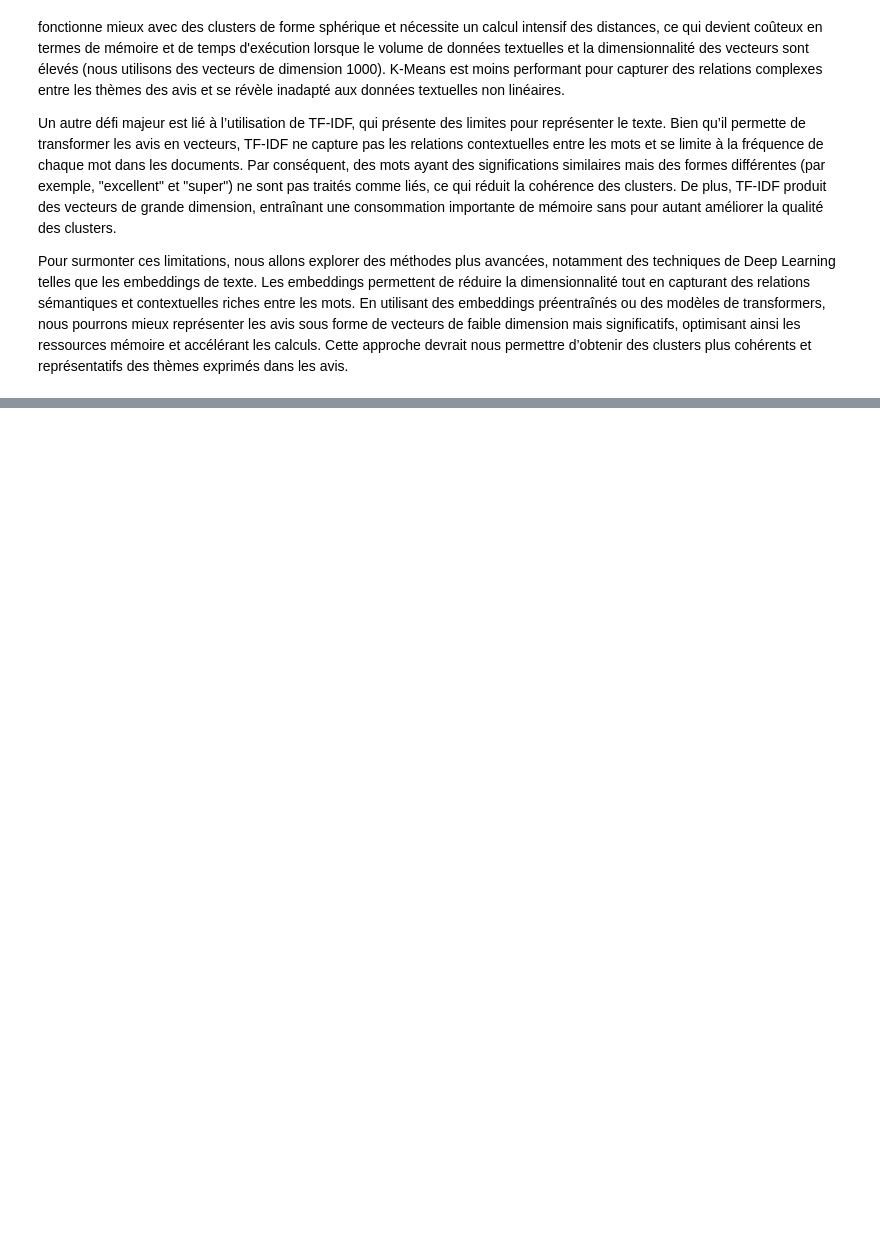
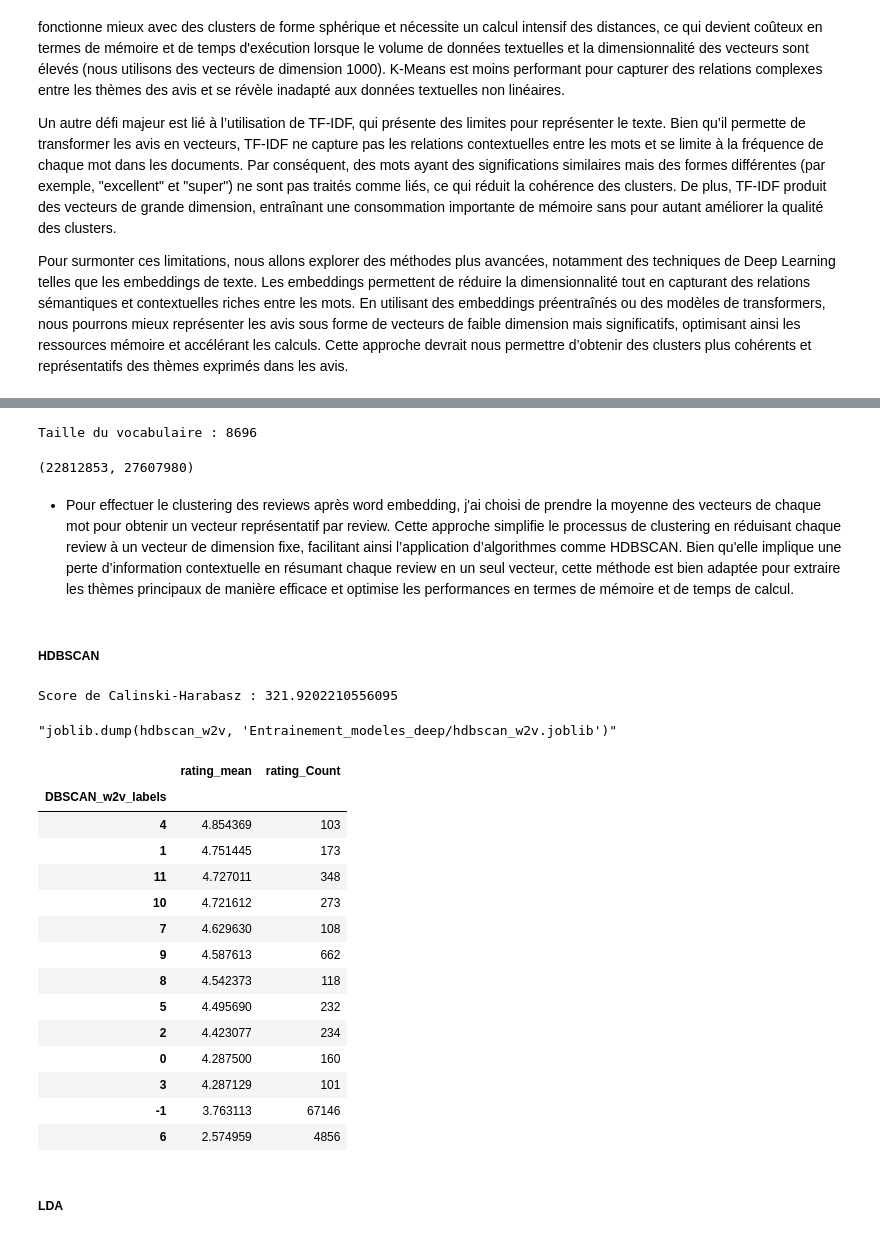
Before and after one commit to KylianSts/UGC_project, a Jupyter notebook: Identification_des_thematiques.ipynb, the cells around one changed output, grey strips where cells are left out. Cells and saved outputs as stored; diff of their text form; code cells hidden in the pictures; blank space fills up the shorter version.

```diff
--- a/Identification_des_thematiques.ipynb
+++ b/Identification_des_thematiques.ipynb
@@ -438,0 +458,20 @@ Pour surmonter ces limitations, nous allons explorer des méthodes plus avancée
+# %%
+# On transforme chaque review en liste de mots
+sentences = [review.split() for review in reviews]
+
+# Initialisation d'un modèle Word2Vec
+w2v_model = Word2Vec(vector_size=200, seed=24)
+
+# Construction du vocabulaire à partir des phrases.
+w2v_model.build_vocab(sentences)
+
+# Récupération du vocabulaire
+words = list(w2v_model.wv.index_to_key)
+vocab_size = len(words)
+print(f"Taille du vocabulaire : {vocab_size}")
+
+# Entrainement du modèle
+w2v_model.train(sentences, total_examples=w2v_model.corpus_count, epochs=30)
+# %% [output]
+Taille du vocabulaire : 8696
+(22812853, 27607980)
@@ -438,0 +506,44 @@ Pour surmonter ces limitations, nous allons explorer des méthodes plus avancée
+# %% [markdown]
+* Pour effectuer le clustering des reviews après word embedding, j'ai choisi de prendre la moyenne des vecteurs de chaque mot pour obtenir un vecteur représentatif par review. Cette approche simplifie le processus de clustering en réduisant chaque review à un vecteur de dimension fixe, facilitant ainsi l’application d’algorithmes comme HDBSCAN. Bien qu'elle implique une perte d’information contextuelle en résumant chaque review en un seul vecteur, cette méthode est bien adaptée pour extraire les thèmes principaux de manière efficace et optimise les performances en termes de mémoire et de temps de calcul.
+# %% [markdown]
+##### HDBSCAN
+# %%
+"""hdbscan_w2v = hdbscan.HDBSCAN(min_samples=3, min_cluster_size=100)
+hdbscan_w2v.fit(review_vectors)"""
+
+hdbscan_w2v = joblib.load('Entrainement_modeles_deep/hdbscan_w2v.joblib')
+
+# Résultats des clusters
+labels_hdbscan_w2v = hdbscan_w2v.labels_
+
+calinski_score = calinski_harabasz_score(review_vectors, labels_hdbscan_w2v)
+print("Score de Calinski-Harabasz :", calinski_score)
+
+"""joblib.dump(hdbscan_w2v, 'Entrainement_modeles_deep/hdbscan_w2v.joblib')"""
+# %% [output]
+Score de Calinski-Harabasz : 321.9202210556095
+"joblib.dump(hdbscan_w2v, 'Entrainement_modeles_deep/hdbscan_w2v.joblib')"
+# %%
+df_clean['DBSCAN_w2v_labels'] = labels_hdbscan_w2v
+
+df_clean.groupby('DBSCAN_w2v_labels').agg(rating_mean=('rating', 'mean'),
+                                          rating_Count=('rating', 'count')
+                                         ).sort_values(by='rating_mean', ascending=False)
+# %% [output]
+|  | rating_mean | rating_Count |
+| DBSCAN_w2v_labels |  |  |
+| 4 | 4.854369 | 103 |
+| 1 | 4.751445 | 173 |
+| 11 | 4.727011 | 348 |
+| 10 | 4.721612 | 273 |
+| 7 | 4.629630 | 108 |
+| 9 | 4.587613 | 662 |
+| 8 | 4.542373 | 118 |
+| 5 | 4.495690 | 232 |
+| 2 | 4.423077 | 234 |
+| 0 | 4.287500 | 160 |
+| 3 | 4.287129 | 101 |
+| -1 | 3.763113 | 67146 |
+| 6 | 2.574959 | 4856 |
+# %% [markdown]
+##### LDA
```
Also changed, not shown: parts of 34 cells of this notebook.
